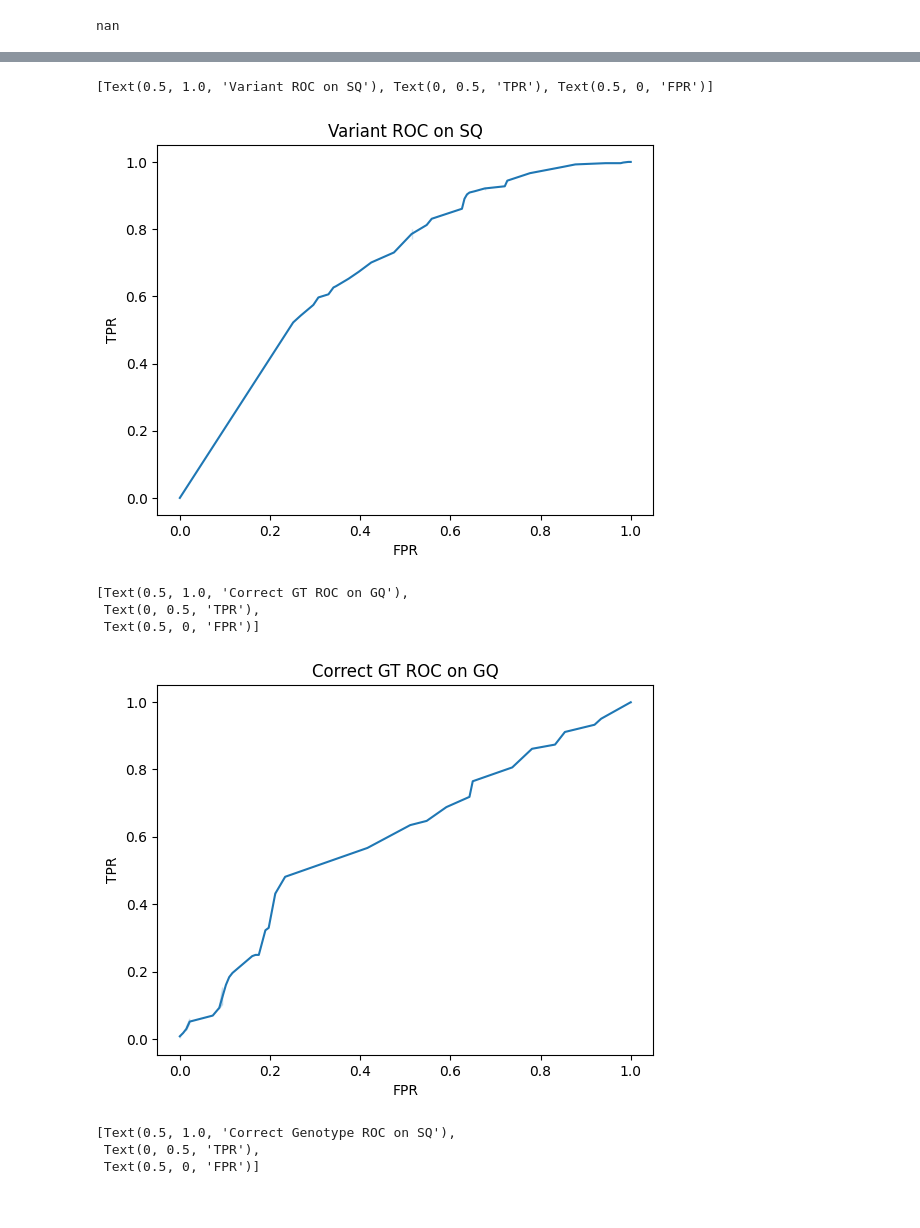
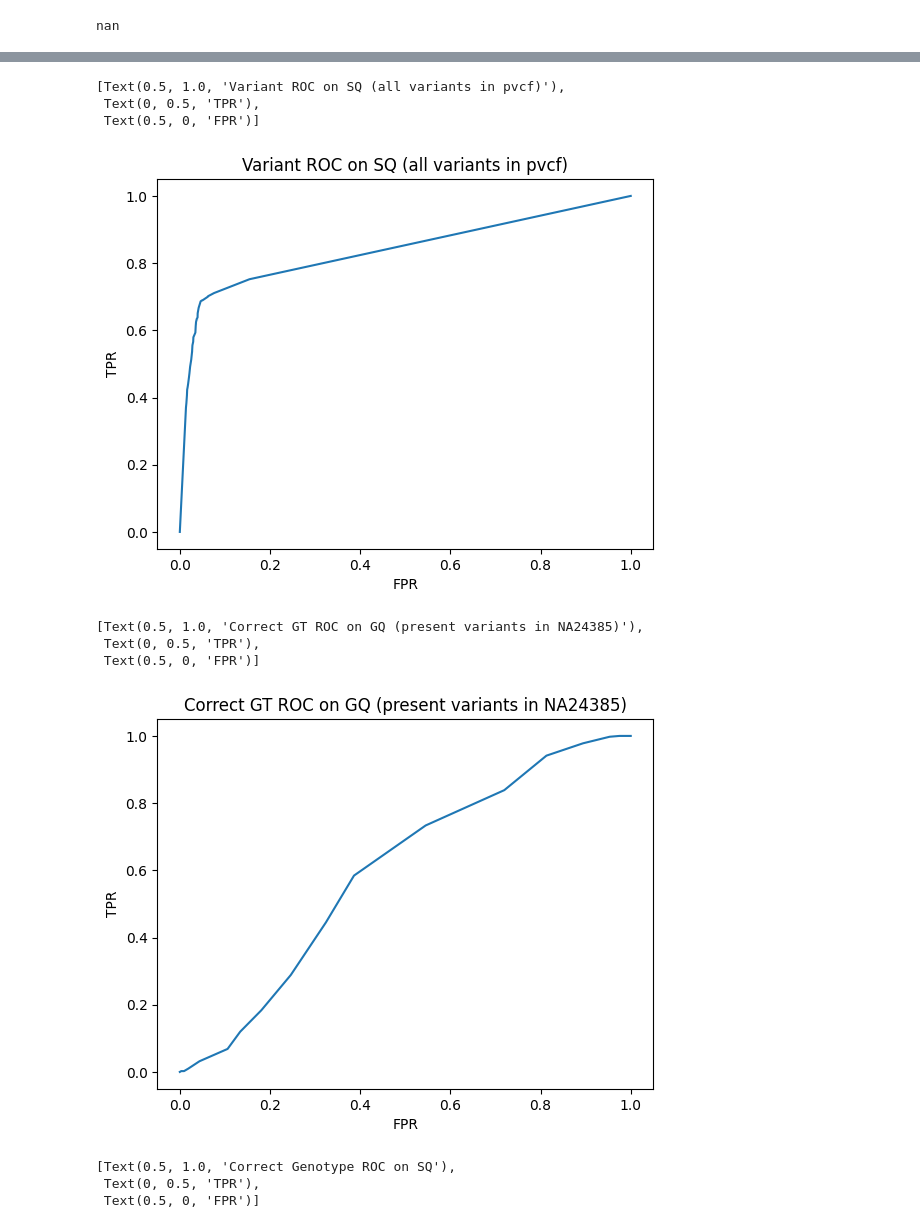
Before and after one commit to ACEnglish/kanpig, a Jupyter notebook: experiments/Analysis.ipynb, the cells around one changed output, grey strips where cells are left out. Cells and saved outputs as stored; diff of their text form; code cells hidden in the pictures.

```diff
--- a/experiments/Analysis.ipynb
+++ b/experiments/Analysis.ipynb
@@ -15,8 +15,8 @@ def correct_gtstate(x):
         return None
     return x == '0'
 
-data = pd.read_csv("/Users/english/code/kanpig/experiments/test_rs/hcbench_noref/states.txt",
+data = pd.read_csv("/Users/english/code/kanpig/experiments/test_rs/hcbench_all/states.txt",
                    sep='\t',
-                   names=['GQ', 'SQ', 'State', "GTState"])
+                   names=['GQ', 'SQ', 'AD_r', 'AD_a', 'DP', 'State', "GTState"])
 data['State'] = data['State'] == 'T'
 data['GTState'] = data['GTState'].apply(correct_gtstate)
@@ -23,20 +32,22 @@ data['GTState'] = data['GTState'].apply(correct_gtstate)
 # %%
 falseposrate_noskill, trueposrate_noskill, _ = roc_curve(data['State'], data['SQ'])
 p = sb.lineplot(x=falseposrate_noskill, y=trueposrate_noskill)
-p.set(title="Variant ROC on SQ", ylabel="TPR", xlabel="FPR")
+p.set(title="Variant ROC on SQ (all variants in pvcf)", ylabel="TPR", xlabel="FPR")
 # %% [output]
-[Text(0.5, 1.0, 'Variant ROC on SQ'), Text(0, 0.5, 'TPR'), Text(0.5, 0, 'FPR')]
+[Text(0.5, 1.0, 'Variant ROC on SQ (all variants in pvcf)'),
+ Text(0, 0.5, 'TPR'),
+ Text(0.5, 0, 'FPR')]
-[figure, old version]
+[figure, new version]
 # %%
-view = data[~data['GTState'].isna()]
-falseposrate_noskill, trueposrate_noskill, _ = roc_curve(view['GTState'].astype(bool), view['GQ'])
+view = data[~data['GTState'].isna() & data['State']]
+falseposrate_noskill, trueposrate_noskill, _ = roc_curve(view['GTState'].astype(bool), view['DP'])
 p = sb.lineplot(x=falseposrate_noskill, y=trueposrate_noskill)
-p.set(title="Correct GT ROC on GQ", ylabel="TPR", xlabel="FPR")
+p.set(title="Correct GT ROC on GQ (present variants in NA24385)", ylabel="TPR", xlabel="FPR")
 # %% [output]
-[Text(0.5, 1.0, 'Correct GT ROC on GQ'),
+[Text(0.5, 1.0, 'Correct GT ROC on GQ (present variants in NA24385)'),
  Text(0, 0.5, 'TPR'),
  Text(0.5, 0, 'FPR')]
-[figure, old version]
+[figure, new version]
 # %%
 p = sb.lineplot(x=falseposrate_noskill, y=trueposrate_noskill)
 p.set(title="Correct Genotype ROC on SQ", ylabel="TPR", xlabel="FPR")
```
Also changed, not shown: parts of 1 cell of this notebook, 3 other files.
